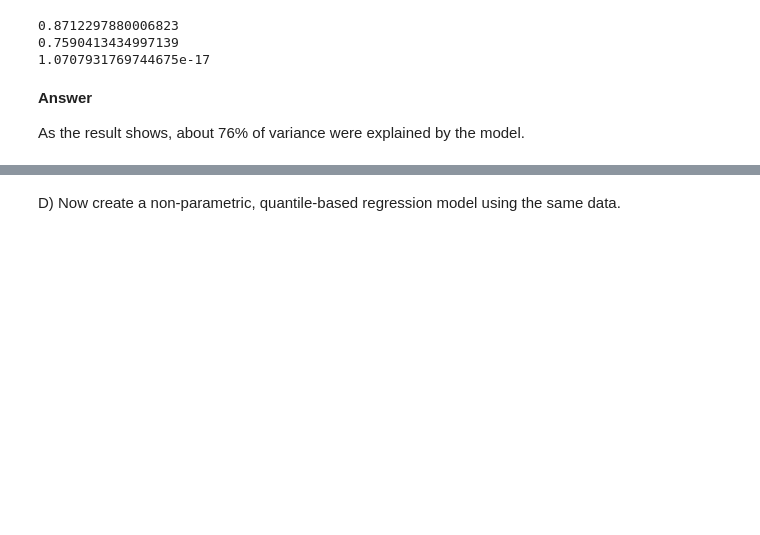
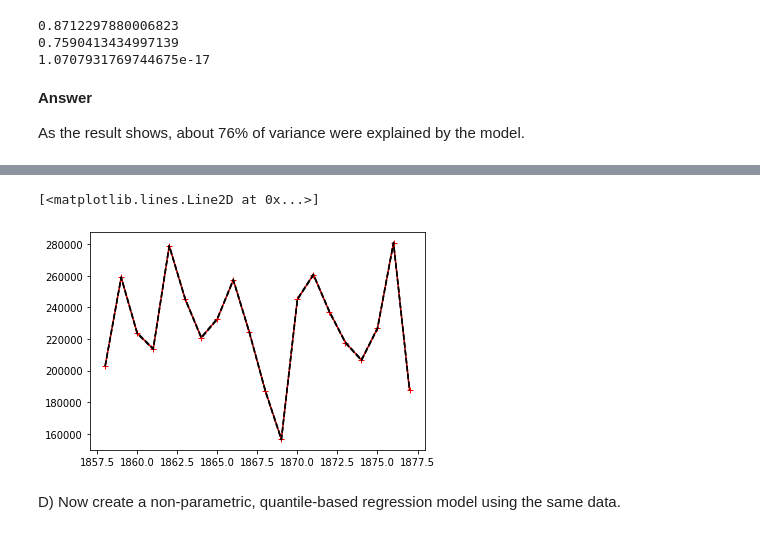
Before and after one commit to AzusaSayuri/UW-Data-analysis, a Jupyter notebook: HW3/Assignment 3 Ximin Hu.ipynb, the cells around one changed output, grey strips where cells are left out. Cells and saved outputs as stored; diff of their text form; code cells hidden in the pictures; blank space fills up the shorter version.

```diff
--- a/HW3/Assignment 3 Ximin Hu.ipynb
+++ b/HW3/Assignment 3 Ximin Hu.ipynb
@@ -331,0 +373,16 @@ C) Estimate the 95% confidence bounds for the annual flow estimates from 1858- 1
+# %%
+#set a=0.05
+#calculate 95% confidence interval
+n=df_s['years'].size
+print(n)
+t_095_18=1.734
+
+SSE = np.sum((Bv2[1] + Bv2[0]*df_r['peakflow'] - df_r['annualmean'])**2);
+
+standard_err = np.sqrt(SSE/(n - 2))
+
+x_avg=np.average(df_s['peakflow'])
+com_var_x=standard_err*(1+(1/n)+(n*((df_s['peakflow']-x_avg)**2))/(n*(np.sum(df_s['peakflow']**2))-(np.sum(df_s['peakflow'])**2)))
+ci_95=t_095_18*np.sqrt(com_var_x)
+df_s['upper']=df_s['annualmean_pred']+ci_95
+df_s['lower']=df_s['annualmean_pred']-ci_95
@@ -332,2 +401,9 @@ C) Estimate the 95% confidence bounds for the annual flow estimates from 1858- 1
+# %%
+plt.plot(df_s['years'],df_s['annualmean_pred'],'r-+', label='Annual Flow')
+plt.plot(df_s['years'],df_s['upper'],'k--', label='upper bound')
+plt.plot(df_s['years'],df_s['lower'],'k--', label='lower bound')
+# %% [output]
+[<matplotlib.lines.Line2D at 0x...>]
+[figure, added]
 # %% [markdown]
 D) Now create a non-parametric, quantile-based regression model using the same data.
```
Also changed, not shown: parts of 20 cells of this notebook, 2 other files.
